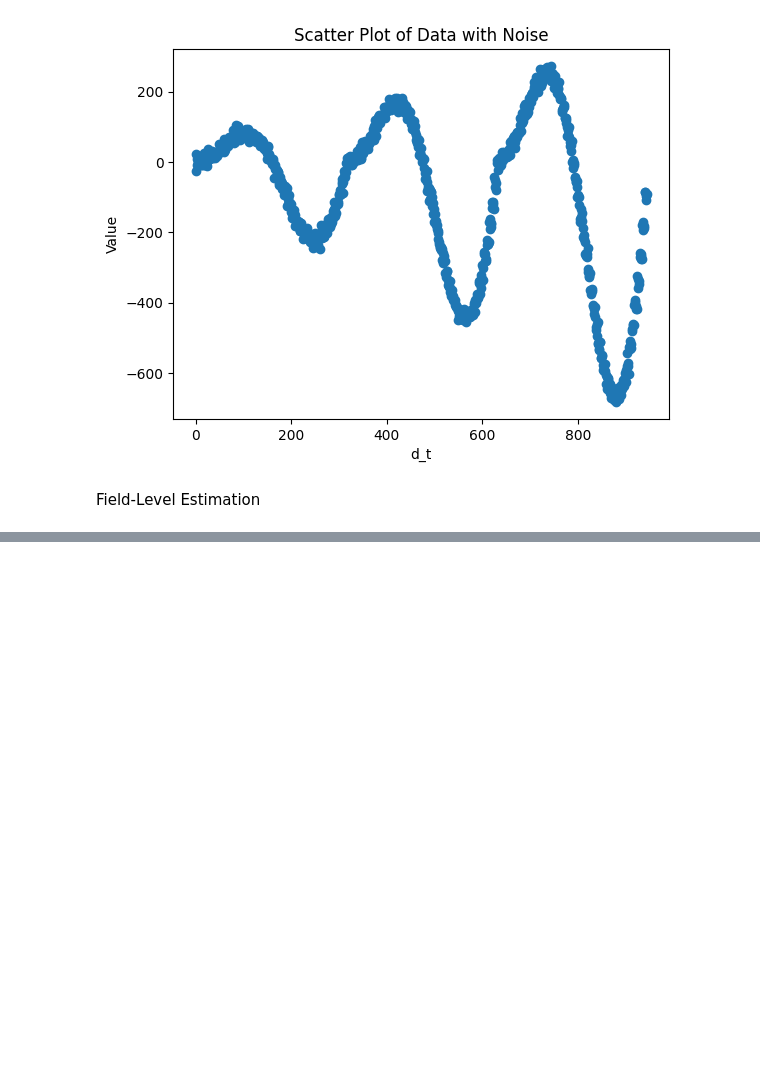
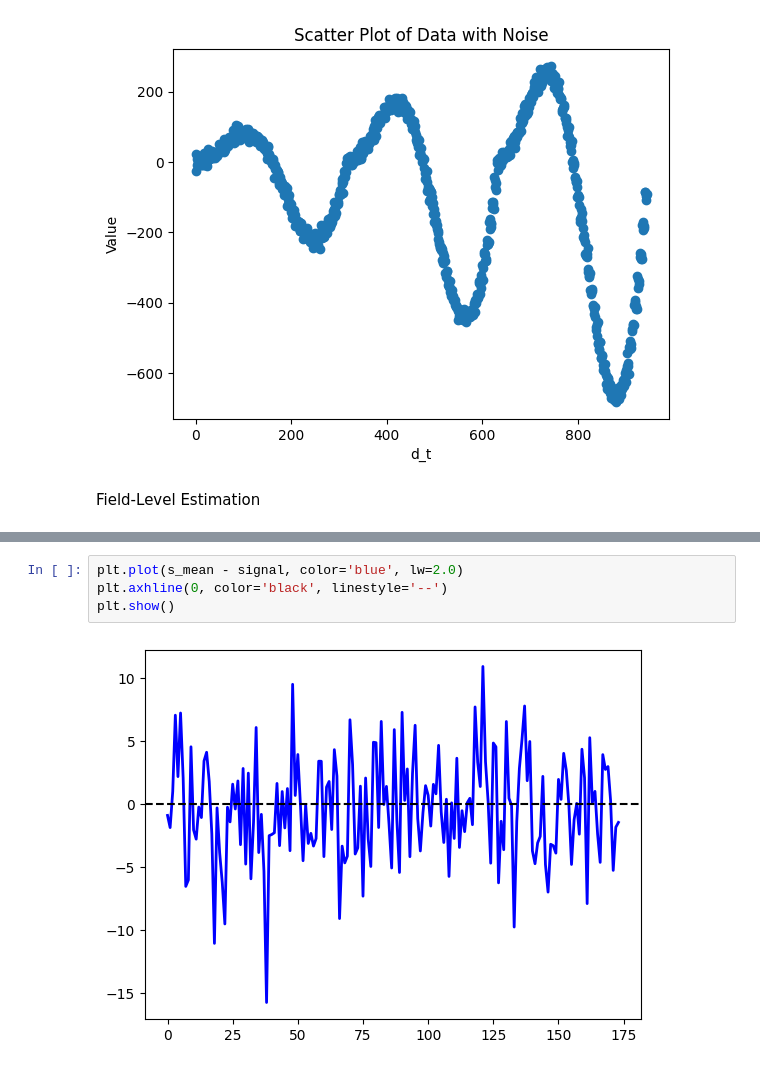
Before and after one commit to Rachel-0420/Toy-Model-for-Field-Level, a Jupyter notebook: SPT-3G_simulation.ipynb, the cells around one changed output, grey strips where cells are left out. Saved outputs shown, nothing was run; the diff lists cells and outputs as text; blank space fills up the shorter version.

```diff
--- a/SPT-3G_simulation.ipynb
+++ b/SPT-3G_simulation.ipynb
@@ -153,0 +199,6 @@ ValueError: dimension mismatch
+# %%
+plt.plot(s_mean - signal, color='blue', lw=2.0)
+plt.axhline(0, color='black', linestyle='--')
+plt.show()
+# %% [output]
+[figure, added]
```
Also changed, not shown: parts of 4 cells of this notebook.
